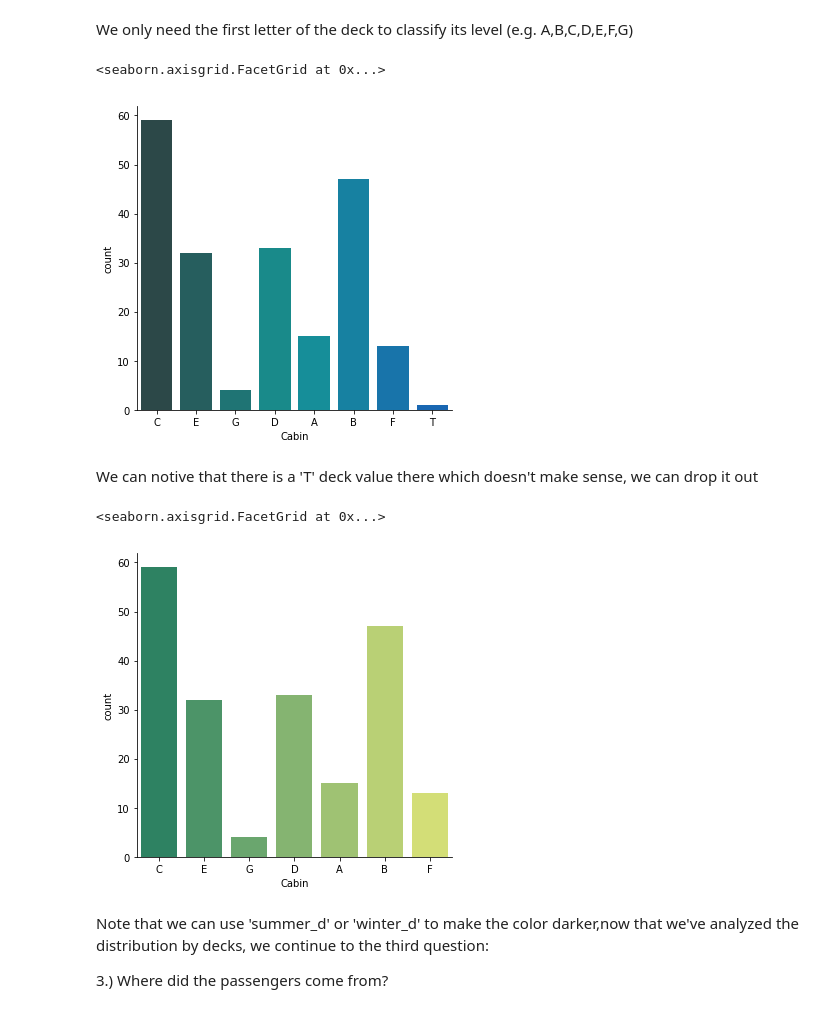
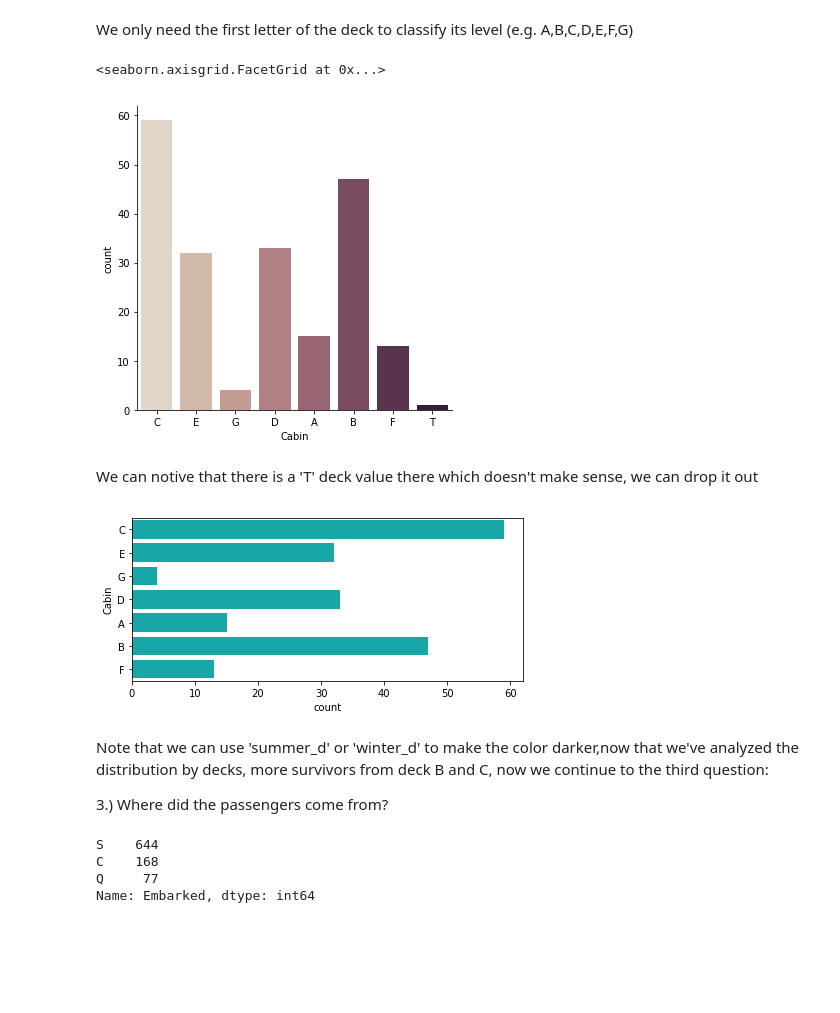
Before and after one commit to yaozeliang/Data_Analysis_Titanic, a Jupyter notebook: Titanic_Analysis_Basic.ipynb, the cells around one changed output. Saved outputs shown, nothing was run; the diff lists cells and outputs as text; code cells hidden in the pictures; blank space fills up the shorter version.

```diff
--- a/Titanic_Analysis_Basic.ipynb
+++ b/Titanic_Analysis_Basic.ipynb
@@ -218,21 +230,29 @@ for level in deck:
 # Reset DataFrame and use factor plot
 cabin_df = DataFrame(levels)
 cabin_df.columns = ['Cabin']
-sns.catplot('Cabin',data=cabin_df,kind="count",palette='winter_d')
+sns.catplot('Cabin',data=cabin_df,kind="count",palette="ch:.25")
 # %% [output]
 <seaborn.axisgrid.FacetGrid at 0x...>
-[figure, old version]
+[figure, new version]
 # %% [markdown]
 We can notive that there is  a 'T' deck value there which doesn't make sense, we can drop it out
 # %%
 # Redefine cabin_df  where the row doesn't equal to 'T'
 cabin_df = cabin_df[cabin_df.Cabin != 'T']
 #Replot
-sns.catplot('Cabin',data=cabin_df,kind="count",palette='summer')
+#sns.catplot('Cabin',data=cabin_df,kind="count",palette='summer')
+f, ax = plt.subplots(figsize=(7, 3))
+sns.countplot(y="Cabin", data=cabin_df, color="c");
 # %% [output]
-<seaborn.axisgrid.FacetGrid at 0x...>
-[figure, old version]
+[figure, new version]
 # %% [markdown]
-Note that we can use 'summer_d' or 'winter_d' to make the color darker,now that we've analyzed the distribution by decks, we continue to the third question:
+Note that we can use 'summer_d' or 'winter_d' to make the color darker,now that we've analyzed the distribution by decks, more survivors from deck B and C, now we continue to the third question:
 
 3.) Where did the passengers come from?
+# %%
+titanic_df.Embarked.dropna().value_counts()
+# %% [output]
+S    644
+C    168
+Q     77
+Name: Embarked, dtype: int64
```
Also changed, not shown: parts of 33 cells of this notebook.
